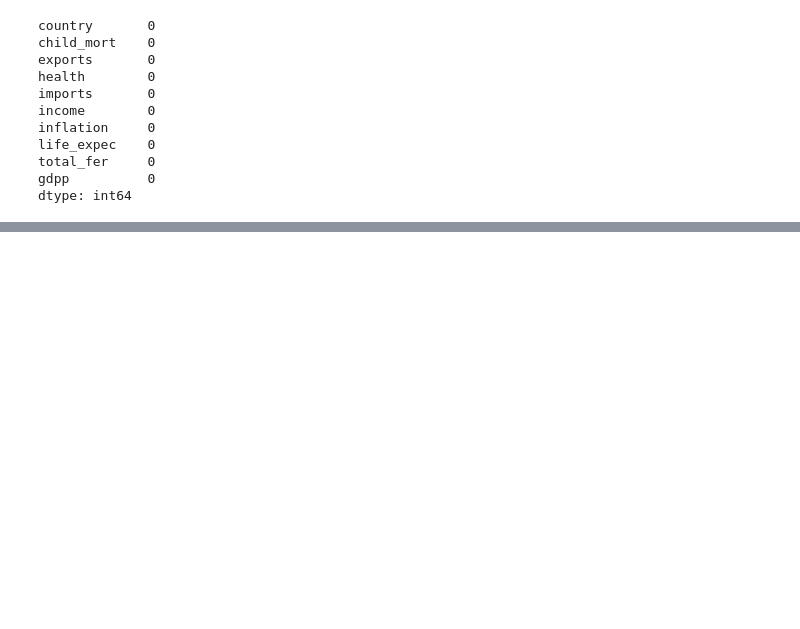
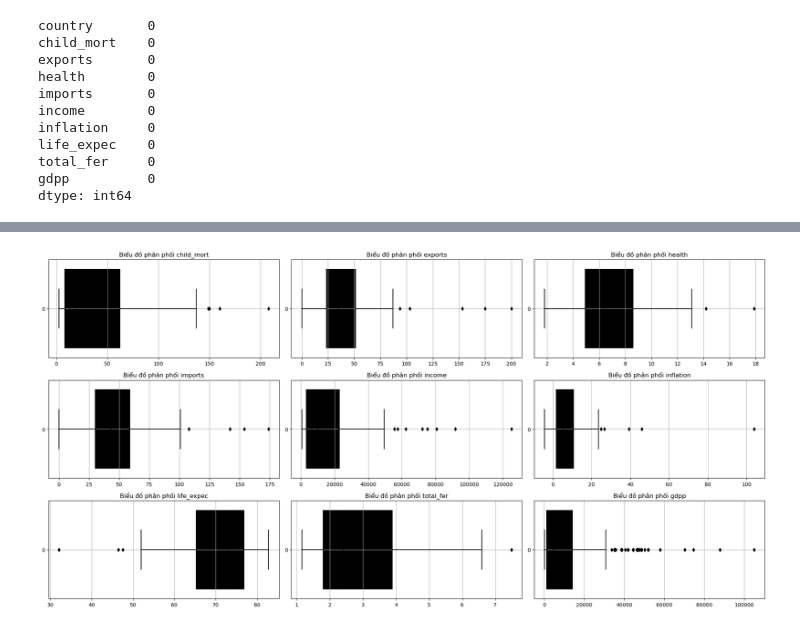
Before and after one commit to tuananhudu/Learn_AI, a Jupyter notebook: Model/Unsupervised_Learning/main.ipynb, the cells around one changed output, grey strips where cells are left out. Cells and saved outputs as stored; diff of their text form; code cells hidden in the pictures; blank space fills up the shorter version.

```diff
--- a/Model/Unsupervised_Learning/main.ipynb
+++ b/Model/Unsupervised_Learning/main.ipynb
@@ -349,0 +76,17 @@ Name: Country, dtype: int64
+# %%
+cols = df_ve.columns
+cols_ve = 3
+rows_ve = len(cols) // cols_ve
+fig , axe = plt.subplots(rows_ve , cols_ve , figsize = (20,10))
+
+for y in range(rows_ve):
+    for x in range(cols_ve):
+        axes = axe[y , x]
+        X = df_ve.iloc[: , y * cols_ve + x]
+        sns.boxplot(X , ax = axes , orient='h' , color = 'black')
+        axes.grid()
+        title = X.name
+        axes.set_title(f'Biểu đồ phân phối {title}')
+plt.tight_layout()
+# %% [output]
+[figure, added]
```
Also changed, not shown: parts of 81 cells of this notebook.
